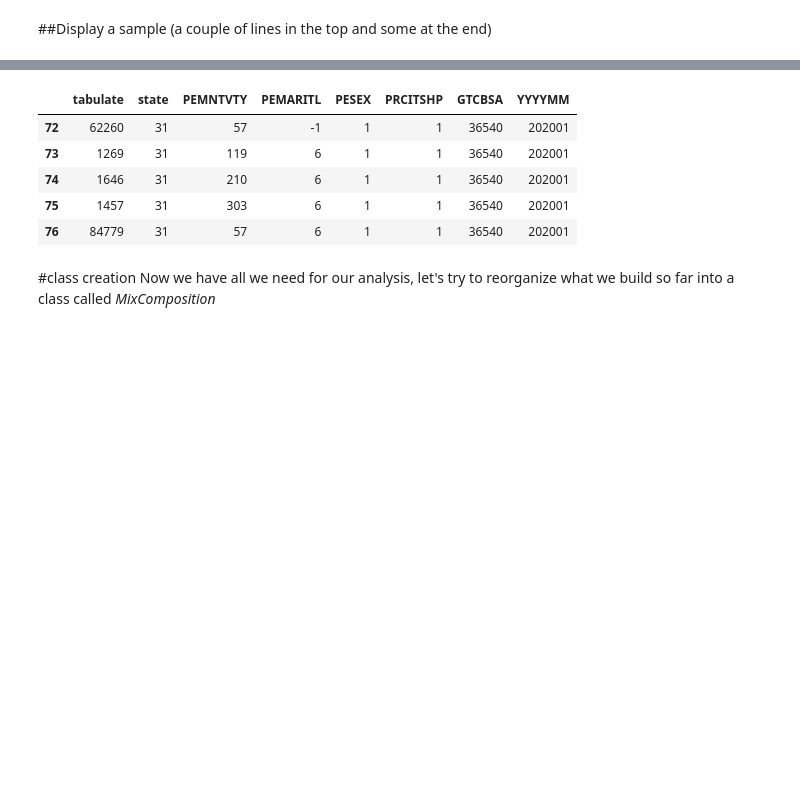
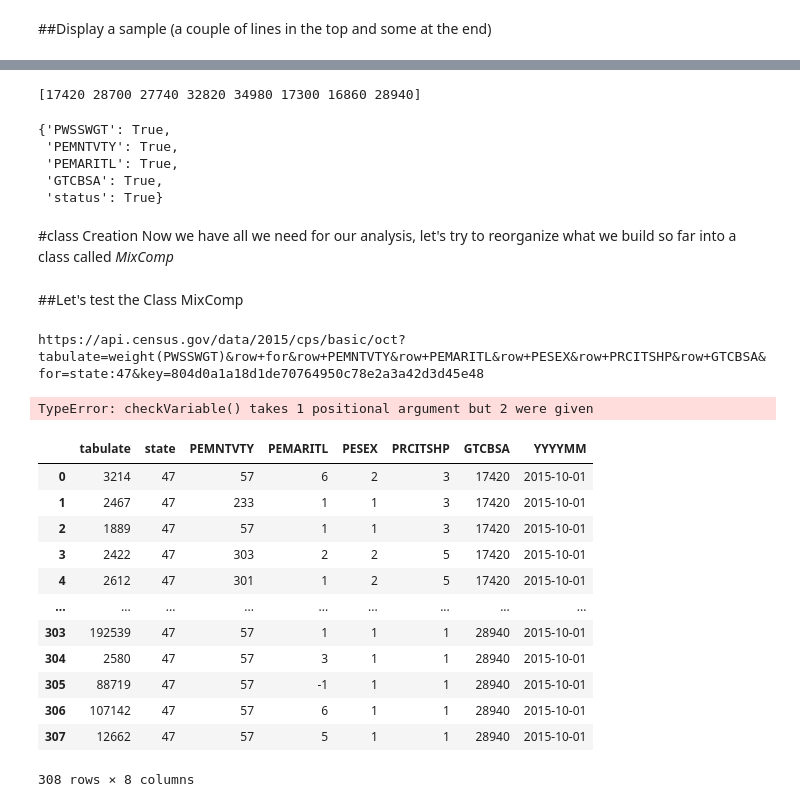
Before and after one commit to w86w86/econ8320_US-Census, a Jupyter notebook: MAIN.ipynb, the cells around one changed output, grey strips where cells are left out. Saved outputs shown, nothing was run; the diff lists cells and outputs as text; code cells hidden in the pictures; blank space fills up the shorter version.

```diff
--- a/MAIN.ipynb
+++ b/MAIN.ipynb
@@ -100,13 +155,33 @@ df['YYYYMM'] = pd.Series(['202001' for _ in range(df.shape[0])])
 # %%
-df.tail()
+##How many cities represented for the sigle stateID?
+#Remark: for 47-TN I got all the cities listed as predicted [17420 28700 27740 32820 34980 17300 16860 28940]
+print(pd.unique(df['GTCBSA']))
 # %% [output]
-|  | tabulate | state | PEMNTVTY | PEMARITL | PESEX | PRCITSHP | GTCBSA | YYYYMM |
-| 72 | 62260 | 31 | 57 | -1 | 1 | 1 | 36540 | 202001 |
-| 73 | 1269 | 31 | 119 | 6 | 1 | 1 | 36540 | 202001 |
-| 74 | 1646 | 31 | 210 | 6 | 1 | 1 | 36540 | 202001 |
-| 75 | 1457 | 31 | 303 | 6 | 1 | 1 | 36540 | 202001 |
-| 76 | 84779 | 31 | 57 | 6 | 1 | 1 | 36540 | 202001 |
+[17420 28700 27740 32820 34980 17300 16860 28940]
+# %%
+url = 'https://api.census.gov/data/2023/cps/basic/jan?get=PWSSWGT.PEMNTVTY,PEMARITL,GTCBSA&for=state:31'
+def checkVariable(url):
+    """
+    this function will check if a set of variables are declared on the Census API. Using the an url as input. Vars are in ALL_CAPS
+    before 2024, City variable was in variable 'GTCBSA'
+    starting on 2024, City variable was in variable 'CBSA'
+    """
+    matches = re.findall(r'([A-Z]+)', url)
+    cps_vars = json.loads(requests.get('https://api.census.gov/data/2023/cps/basic/jan/variables.json').text)
+    res = dict()
+    for usedVar in matches:
+      res[usedVar] = True if usedVar in cps_vars['variables'].keys() else False
+    res['status'] = all([status for status in res.values()])
+    return res
+
+checkVariable(url)
+# %% [output]
+{'PWSSWGT': True,
+ 'PEMNTVTY': True,
+ 'PEMARITL': True,
+ 'GTCBSA': True,
+ 'status': True}
 # %% [markdown]
-#class creation
-Now we have all we need for our analysis, let's try to reorganize what we build so far into a class called _MixComposition_
+#class Creation
+Now we have all we need for our analysis, let's try to reorganize what we build so far into a class called _MixComp_
 # %%
@@ -126,0 +346,15 @@ GTCBSA	  Demographics-city level
+# %% [markdown]
+##Let's test the Class MixComp
+# %%
+stateID = states[1] #47 #range(1-56), without 3, 7, 14, 43
+year = 2015 # range(2010-2023)
+month = month_dict[10] #range(1-12)
+
+data = MixComp(stateID, year, month)
+print(data.url)
+
+r = data.pull()
+print(r)
+# %% [output]
+https://api.census.gov/data/2015/cps/basic/oct?tabulate=weight(PWSSWGT)&row+for&row+PEMNTVTY&row+PEMARITL&row+PESEX&row+PRCITSHP&row+GTCBSA&for=state:47&key=804d0a1a18d1de70764950c78e2a3a42d3d45e48
+TypeError: checkVariable() takes 1 positional argument but 2 were given
@@ -126,0 +367,16 @@ GTCBSA	  Demographics-city level
+# %%
+data.df
+# %% [output]
+|  | tabulate | state | PEMNTVTY | PEMARITL | PESEX | PRCITSHP | GTCBSA | YYYYMM |
+| 0 | 3214 | 47 | 57 | 6 | 2 | 3 | 17420 | 2015-10-01 |
+| 1 | 2467 | 47 | 233 | 1 | 1 | 3 | 17420 | 2015-10-01 |
+| 2 | 1889 | 47 | 57 | 1 | 1 | 3 | 17420 | 2015-10-01 |
+| 3 | 2422 | 47 | 303 | 2 | 2 | 5 | 17420 | 2015-10-01 |
+| 4 | 2612 | 47 | 301 | 1 | 2 | 5 | 17420 | 2015-10-01 |
+| ... | ... | ... | ... | ... | ... | ... | ... | ... |
+| 303 | 192539 | 47 | 57 | 1 | 1 | 1 | 28940 | 2015-10-01 |
+| 304 | 2580 | 47 | 57 | 3 | 1 | 1 | 28940 | 2015-10-01 |
+| 305 | 88719 | 47 | 57 | -1 | 1 | 1 | 28940 | 2015-10-01 |
+| 306 | 107142 | 47 | 57 | 6 | 1 | 1 | 28940 | 2015-10-01 |
+| 307 | 12662 | 47 | 57 | 5 | 1 | 1 | 28940 | 2015-10-01 |
+308 rows × 8 columns
```
Also changed, not shown: parts of 19 cells of this notebook.
